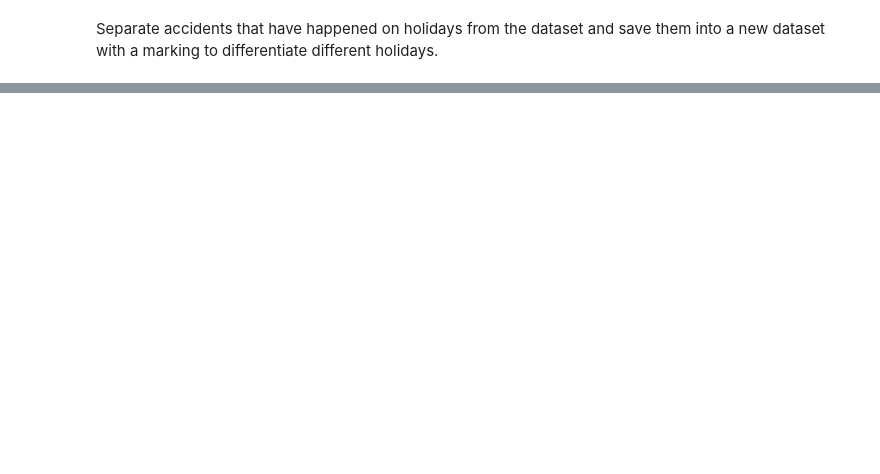
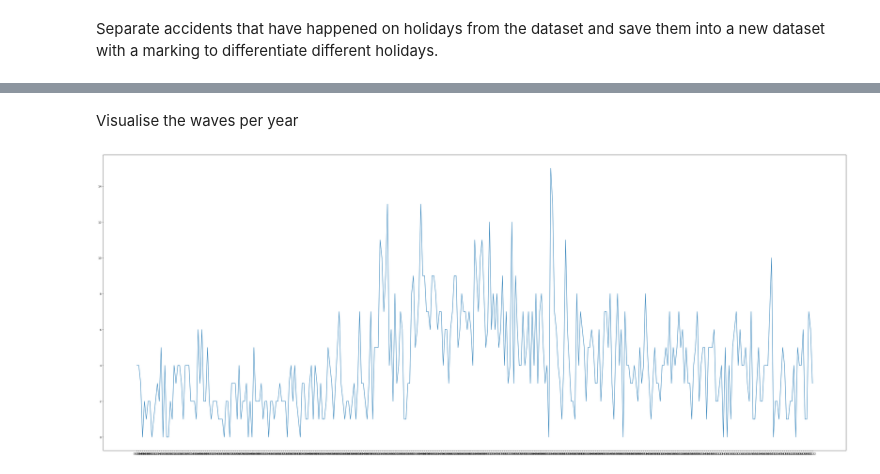
Before and after one commit to gCoreByte/car-accidents-in-estonia, a Jupyter notebook: goal1.ipynb, the cells around one changed output, grey strips where cells are left out. Cells and saved outputs as stored; diff of their text form; code cells hidden in the pictures; blank space fills up the shorter version.

```diff
--- a/goal1.ipynb
+++ b/goal1.ipynb
@@ -83,0 +266,35 @@ print(movingholidays)
+# %% [markdown]
+Visualise the waves per year
+# %%
+nonholiday_df = nonholiday_df[nonholiday_df["Year"] != "2011"]
+counts = high = nonholiday_df.value_counts("DM")
+labels = list(counts.index.values)
+
+plt.figure(figsize=(50, 20))
+
+#fig1, axs1 = plt.subplots(10, 1)
+
+#rnr = 0
+for year in range(startYear+1, endYear+1):
+    plt.clf()
+    yearDF = nonholiday_df[nonholiday_df["Year"] == str(year)]
+    dates = []
+    count = []
+
+    for month in range(1, 13):
+        for day in range(1, 32):
+            try:
+                d = datetime.date(year, month, day)
+                strD = d.strftime("%d.%m")
+                dates.append(strD)
+                count.append(yearDF["DM"].str.contains(strD).sum())
+            except ValueError:
+                pass
+
+    #axs1[rnr].plot(dates, count)
+    #axs1[rnr].get_xaxis().set_visible(False)
+    #rnr += 1
+    plt.plot(dates, count)
+    plt.savefig("LinearYear" + str(year))
+# %% [output]
+[figure, added]
```
Also changed, not shown: parts of 17 cells of this notebook, 1 other file.
